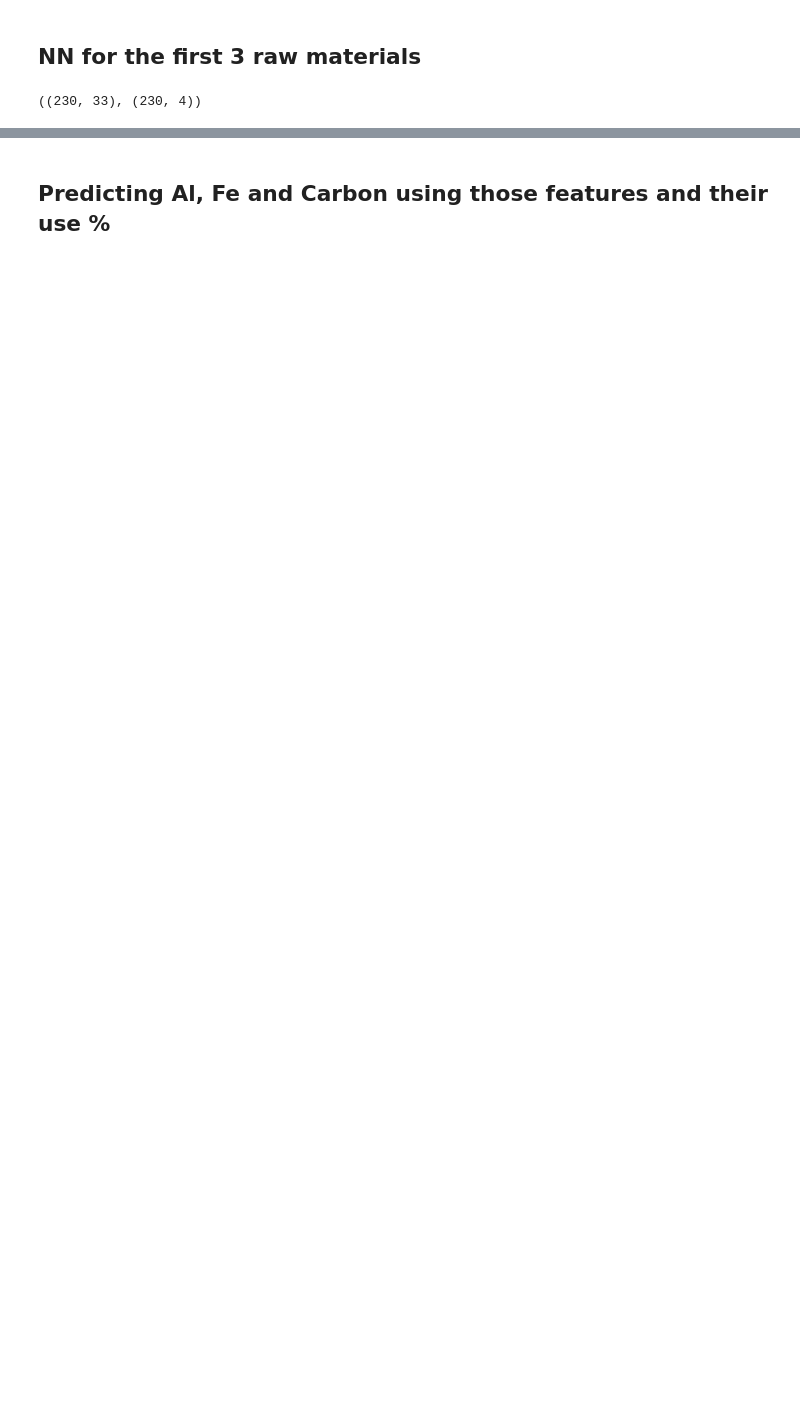
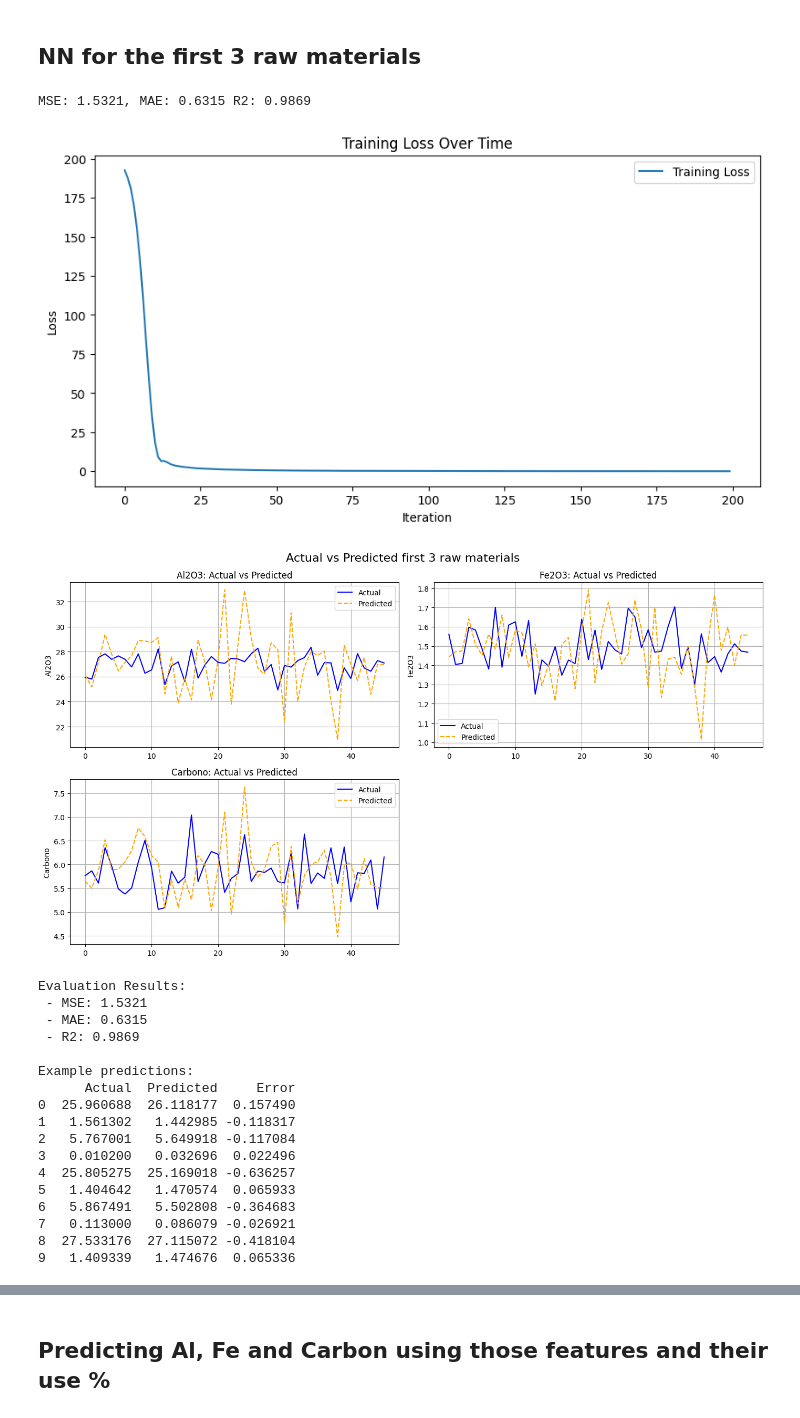
Before and after one commit to pedro-ddomingues/PEC, a Jupyter notebook: NNs.ipynb, the cells around one changed output, grey strips where cells are left out. Saved outputs shown, nothing was run; the diff lists cells and outputs as text; code cells hidden in the pictures; blank space fills up the shorter version.

```diff
--- a/NNs.ipynb
+++ b/NNs.ipynb
@@ -110,18 +108,17 @@ def plot_compare(predictions, y_test_tensor, tittle, targets):
     for i, ax in enumerate(axs.ravel()):
         if i >= len(targets):
             break
-        print(f"Plotting {targets[i]}: {i+1}/{len(targets)}")
-        # Ensure the index does not exceed the number of targets
         actual = y_test_tensor[:, i].numpy()
         pred = predictions[:, i].numpy()
         ax.plot(actual, label='Actual', color='blue')
         ax.plot(pred, label='Predicted', linestyle='--', color='orange')
         ax.set_title(f'{targets[i]}: Actual vs Predicted')
-        #ax.set_xlabel('Sample Index')
         ax.set_ylabel(targets[i])
         ax.grid(True)
         ax.legend()
 
+    for i in range(len(targets), len(axs.ravel())):
+        fig.delaxes(axs.ravel()[i])
     fig.suptitle(f'Actual vs Predicted {tittle}', fontsize=16)
     plt.tight_layout()
     plt.show()
@@ -159,5 +155,9 @@ def evaluate_with_examples(model, X_test_tensor, y_test_tensor, n=5, features=''
 target_names = ['Al2O3', 'Fe2O3', 'CS-C', 'Carbono']
 y = data[['Al2O3.7', 'Fe2O3.7', 'CS-C.7', 'Carbono.7']]
 X = data.drop(columns=['Al2O3.7', 'Fe2O3.7', 'CS-C.7', 'Carbono.7'])
-loss_values, predictions, y_test_tensor, model, y_train_tensor, X_test_tensor, r2 = train_data(X, y, 77, 4, 64, 32, 0.002, 200)
+loss_values, predictions, y_test_tensor, model, y_train_tensor, X_test_tensor, r2 = train_data(X, y, X.shape[1], y.shape[1], 64, 32, 0.002, 200)
+plot_loss(loss_values)
+plot_compare(predictions, y_test_tensor, 'All Features', target_names)
+results = evaluate_with_examples(model, X_test_tensor, y_test_tensor, n=10, features = 'All Features')
+all_results.append(results)
 # %% [output]
@@ -196,7 +167,29 @@ Example predictions:
 # %%
 y = data[['Al2O3.7', 'Fe2O3.7', 'CS-C.7', 'Carbono.7']]
 X = data.iloc[:, :33]
-
-X.shape, y.shape
+loss_values, predictions, y_test_tensor, model, y_train_tensor, X_test_tensor, r2 = train_data(X, y, X.shape[1], y.shape[1], 64, 32, 0.002, 200)
+plot_loss(loss_values)
+plot_compare(predictions, y_test_tensor, 'first 3 raw materials', target_names)
+results = evaluate_with_examples(model, X_test_tensor, y_test_tensor, n=10, features='first 3 raw materials')
+all_results.append(results)
 # %% [output]
-((230, 33), (230, 4))
+MSE: 1.5321, MAE: 0.6315 R2: 0.9869
+[figure, added]
+[figure, added]
+Evaluation Results:
+ - MSE: 1.5321
+ - MAE: 0.6315
+ - R2: 0.9869
+
+Example predictions:
+      Actual  Predicted     Error
+0  25.960688  26.118177  0.157490
+1   1.561302   1.442985 -0.118317
+2   5.767001   5.649918 -0.117084
+3   0.010200   0.032696  0.022496
+4  25.805275  25.169018 -0.636257
+5   1.404642   1.470574  0.065933
+6   5.867491   5.502808 -0.364683
+7   0.113000   0.086079 -0.026921
+8  27.533176  27.115072 -0.418104
+9   1.409339   1.474676  0.065336
```
Also changed, not shown: parts of 32 cells of this notebook.
